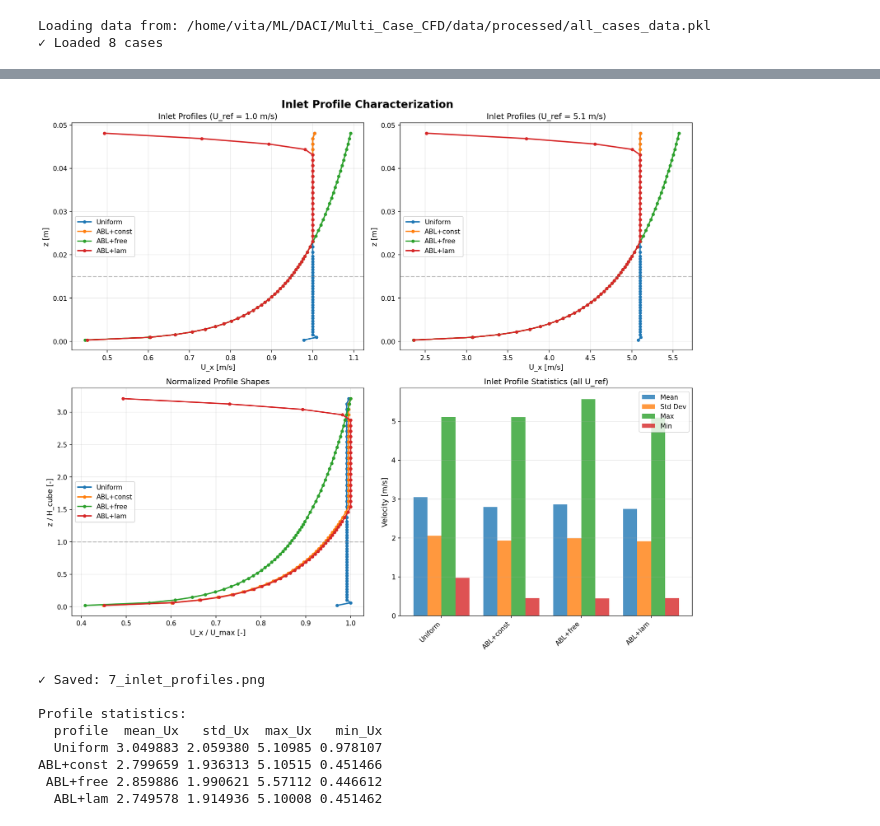
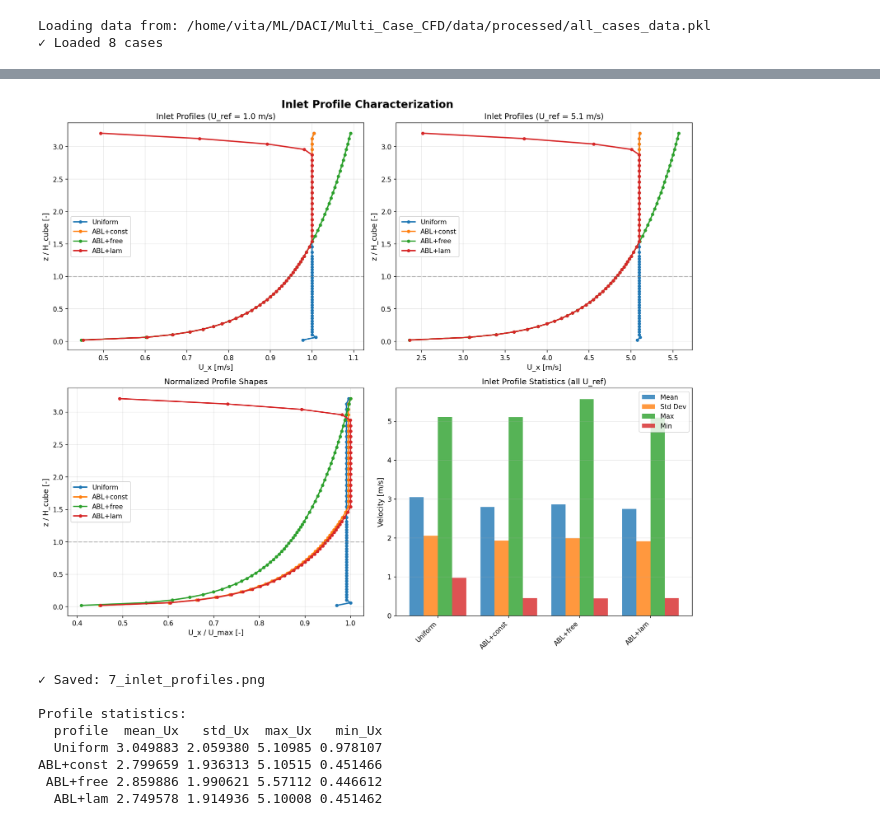
Before and after one commit to uhlirvit/DACI_Multi-case-cfd, a Jupyter notebook: notebooks/Step2__Data_analysis_Points_level.ipynb, the cells around one changed output, grey strips where cells are left out. Drawn from its saved outputs; the diff is of its cells as text; code cells hidden in the pictures.

```diff
--- a/notebooks/Step2__Data_analysis_Points_level.ipynb
+++ b/notebooks/Step2__Data_analysis_Points_level.ipynb
@@ -38,10 +38,14 @@ warnings.filterwarnings('ignore')
 INPUT_FILE = PROCESSED_DATA_DIR / 'all_cases_data.pkl'
 OUTPUT_DIR = FIGURES_DIR
 
-# Cube geometry (for reference)
-H_CUBE = 0.015  # meters
-X_CUBE_FRONT = 0.075
-X_CUBE_BACK = 0.090
+# Cube geometry
+H_CUBE = 0.015  # meters (cube height)
+X_CUBE_FRONT = 0.075  # meters (front face of cube)
+X_CUBE_BACK = 0.090  # meters (back face of cube)
+L_DOMAIN = 0.315  # meters (domain length for reference)
+
+# Flow regime boundaries (in cube heights from cube back)
+X_RECOVERY = 0.20  # meters - approximate start of recovered flow
 
 # Plot settings
 plt.rcParams['figure.dpi'] = 150
@@ -805,77 +969,66 @@ print("\n" + "="*80)
 print("ANALYSIS 7: INLET PROFILE CHARACTERIZATION")
 print("="*80)
 print("\nComparing the 4 inlet profile types:")
+print("NOTE: Using inlet_type (categorical) instead of α, δ parametrization")
 
 # Extract inlet profiles (x = 0.0)
 inlet_data = df[df['x'] == 0.0].copy()
 
-# Get unique profile types
 profile_types = sorted(inlet_data['profile_type'].unique())
 profile_names_map = {0: 'Uniform', 1: 'ABL+const', 2: 'ABL+free', 3: 'ABL+lam'}
 
 print(f"\nProfile types found: {[profile_names_map[p] for p in profile_types]}")
 
-# Create comprehensive inlet profile plot
+# Create inlet profile plot
 fig, axes = plt.subplots(2, 2, figsize=(14, 12))
 fig.suptitle('Inlet Profile Characterization', fontsize=16, fontweight='bold')
 
+colors = ['#1f77b4', '#ff7f0e', '#2ca02c', '#d62728']
+
 # 7.1 Inlet profiles (U_ref = 1.0)
 ax = axes[0, 0]
-colors = ['#1f77b4', '#ff7f0e', '#2ca02c', '#d62728']
-
 for i, ptype in enumerate(profile_types):
-    for u_ref in [1.0]:  # Only U_ref = 1.0
-        mask = (inlet_data['profile_type'] == ptype) & (inlet_data['U_ref'] == u_ref)
-        data_subset = inlet_data[mask].sort_values('z')
-
-        if len(data_subset) > 0:
-            ax.plot(data_subset['U_x'], data_subset['z'],
-                   color=colors[i], linewidth=2, marker='o', markersize=4,
-                   label=f'{profile_names_map[ptype]}')
+    mask = (inlet_data['profile_type'] == ptype) & (inlet_data['U_ref'] == 1.0)
+    data_subset = inlet_data[mask].sort_values('z')
+    if len(data_subset) > 0:
+        ax.plot(data_subset['U_x'], data_subset['z_norm'],
+               color=colors[i], linewidth=2, marker='o', markersize=4,
+               label=f'{profile_names_map[ptype]}')
 
 ax.set_xlabel('U_x [m/s]')
-ax.set_ylabel('z [m]')
+ax.set_ylabel('z / H_cube [-]')
 ax.set_title(f'Inlet Profiles (U_ref = 1.0 m/s)')
 ax.legend()
 ax.grid(True, alpha=0.3)
-ax.axhline(H_CUBE, color='gray', linestyle='--', alpha=0.5, label='Cube height')
+ax.axhline(1.0, color='gray', linestyle='--', alpha=0.5, label='Cube height')
 
 # 7.2 Inlet profiles (U_ref = 5.1)
 ax = axes[0, 1]
-
 for i, ptype in enumerate(profile_types):
-    for u_ref in [5.1]:  # Only U_ref = 5.1
-        mask = (inlet_data['profile_type'] == ptype) & (inlet_data['U_ref'] == u_ref)
-        data_subset = inlet_data[mask].sort_values('z')
-
-        if len(data_subset) > 0:
-            ax.plot(data_subset['U_x'], data_subset['z'],
-                   color=colors[i], linewidth=2, marker='o', markersize=4,
-                   label=f'{profile_names_map[ptype]}')
+    mask = (inlet_data['profile_type'] == ptype) & (inlet_data['U_ref'] == 5.1)
+    data_subset = inlet_data[mask].sort_values('z')
+    if len(data_subset) > 0:
+        ax.plot(data_subset['U_x'], data_subset['z_norm'],
+               color=colors[i], linewidth=2, marker='o', markersize=4,
+               label=f'{profile_names_map[ptype]}')
 
 ax.set_xlabel('U_x [m/s]')
-ax.set_ylabel('z [m]')
+ax.set_ylabel('z / H_cube [-]')
 ax.set_title(f'Inlet Profiles (U_ref = 5.1 m/s)')
 ax.legend()
 ax.grid(True, alpha=0.3)
-ax.axhline(H_CUBE, color='gray', linestyle='--', alpha=0.5)
+ax.axhline(1.0, color='gray', linestyle='--', alpha=0.5)
 
 # 7.3 Profile shape comparison (normalized)
 ax = axes[1, 0]
-
 for i, ptype in enumerate(profile_types):
-    for u_ref in [1.0]:  # Use U_ref = 1.0 for shape comparison
-        mask = (inlet_data['profile_type'] == ptype) & (inlet_data['U_ref'] == u_ref)
-        data_subset = inlet_data[mask].sort_values('z')
-
-        if len(data_subset) > 0:
-            # Normalize by max velocity in this profile
-            U_normalized = data_subset['U_x'] / data_subset['U_x'].max()
-            z_normalized = data_subset['z'] / H_CUBE
-
-            ax.plot(U_normalized, z_normalized,
-                   color=colors[i], linewidth=2, marker='o', markersize=4,
-                   label=f'{profile_names_map[ptype]}')
+    mask = (inlet_data['profile_type'] == ptype) & (inlet_data['U_ref'] == 1.0)
+    data_subset = inlet_data[mask].sort_values('z')
+    if len(data_subset) > 0:
+        U_normalized = data_subset['U_x'] / data_subset['U_x'].max()
+        ax.plot(U_normalized, data_subset['z_norm'],
+               color=colors[i], linewidth=2, marker='o', markersize=4,
+               label=f'{profile_names_map[ptype]}')
 
 ax.set_xlabel('U_x / U_max [-]')
 ax.set_ylabel('z / H_cube [-]')
@@ -886,12 +1039,10 @@ ax.axhline(1.0, color='gray', linestyle='--', alpha=0.5, label='Cube top')
 
 # 7.4 Profile statistics
 ax = axes[1, 1]
-
 statistics = []
 for ptype in profile_types:
     mask = inlet_data['profile_type'] == ptype
     data_subset = inlet_data[mask]
-
     statistics.append({
         'profile': profile_names_map[ptype],
         'mean_Ux': data_subset['U_x'].mean(),
@@ -905,10 +1056,10 @@ stats_df = pd.DataFrame(statistics)
 x_pos = np.arange(len(stats_df))
 width = 0.2
 
-bars1 = ax.bar(x_pos - 1.5*width, stats_df['mean_Ux'], width, label='Mean', alpha=0.8)
-bars2 = ax.bar(x_pos - 0.5*width, stats_df['std_Ux'], width, label='Std Dev', alpha=0.8)
-bars3 = ax.bar(x_pos + 0.5*width, stats_df['max_Ux'], width, label='Max', alpha=0.8)
-bars4 = ax.bar(x_pos + 1.5*width, stats_df['min_Ux'], width, label='Min', alpha=0.8)
+ax.bar(x_pos - 1.5*width, stats_df['mean_Ux'], width, label='Mean', alpha=0.8)
+ax.bar(x_pos - 0.5*width, stats_df['std_Ux'], width, label='Std Dev', alpha=0.8)
+ax.bar(x_pos + 0.5*width, stats_df['max_Ux'], width, label='Max', alpha=0.8)
+ax.bar(x_pos + 1.5*width, stats_df['min_Ux'], width, label='Min', alpha=0.8)
 
 ax.set_ylabel('Velocity [m/s]')
 ax.set_title('Inlet Profile Statistics (all U_ref)')
@@ -934,6 +1086,6 @@ Comparing the 4 inlet profile types:
 
 Profile types found: ['Uniform', 'ABL+const', 'ABL+free', 'ABL+lam']
-[figure, old version]
+[figure, new version]
 ✓ Saved: 7_inlet_profiles.png
 
 Profile statistics:
```
Also changed, not shown: parts of 9 cells of this notebook, 7 other files.
